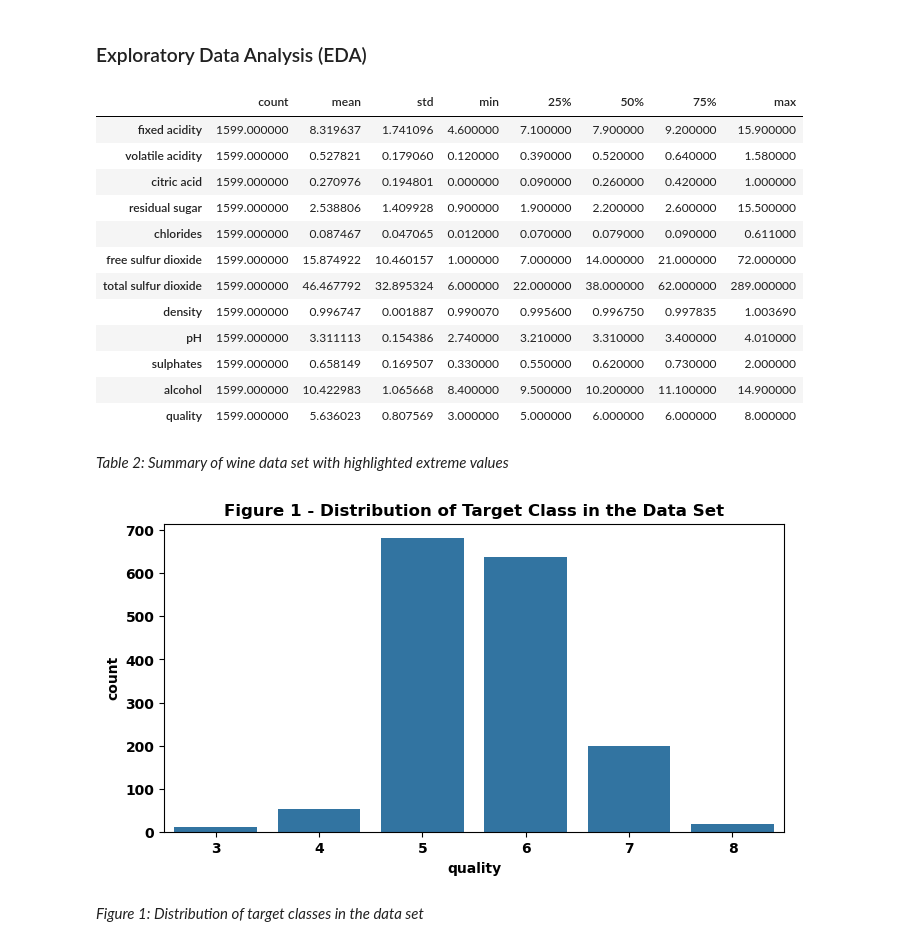
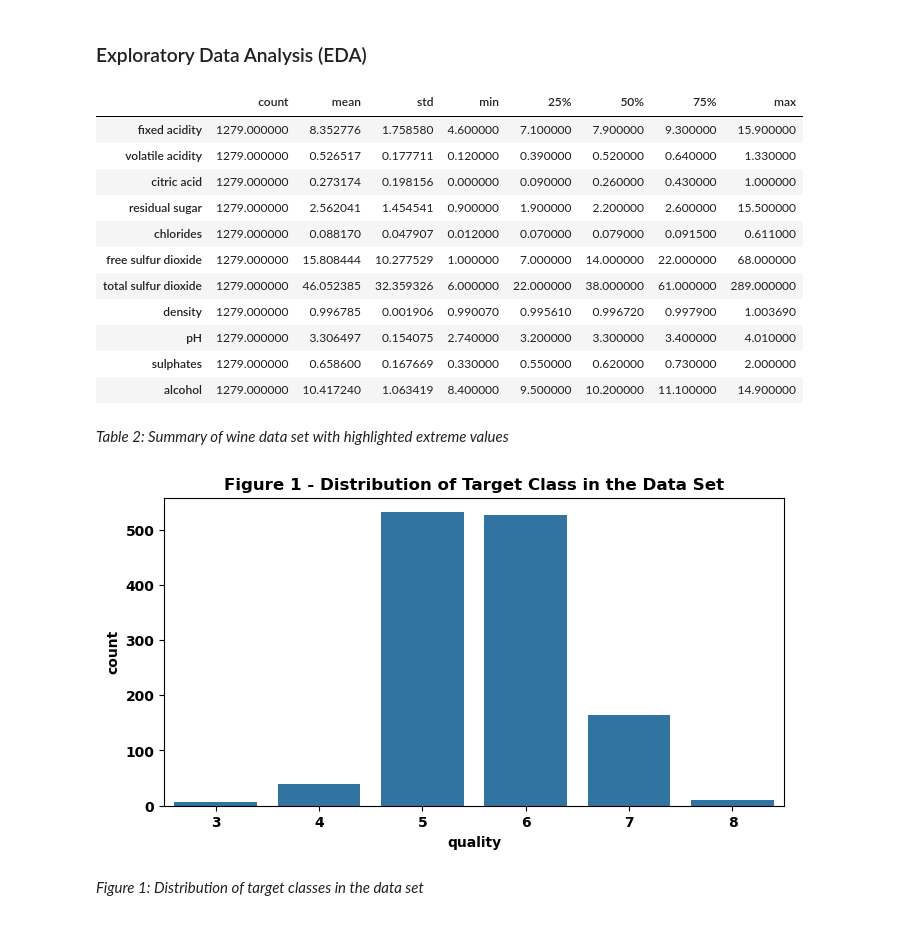
Before and after one commit to UBC-MDS/wine_quality_predictor_group1, a Jupyter notebook: notebooks/wine_predictor_analysis_report.ipynb, the cells around one changed output. Saved outputs shown, nothing was run; the diff lists cells and outputs as text; code cells hidden in the pictures.

```diff
--- a/notebooks/wine_predictor_analysis_report.ipynb
+++ b/notebooks/wine_predictor_analysis_report.ipynb
@@ -115,30 +124,29 @@ A thorough examination of the dataset revealed no missing values in any of the c
 # %% [markdown]
 ### Exploratory Data Analysis (EDA)
 # %%
-df.describe().T.style.background_gradient(cmap='Blues')
+X_train.describe().T.style.background_gradient(cmap='Blues')
 # %% [output]
 |  | count | mean | std | min | 25% | 50% | 75% | max |
-| fixed acidity | 1599.000000 | 8.319637 | 1.741096 | 4.600000 | 7.100000 | 7.900000 | 9.200000 | 15.900000 |
-| volatile acidity | 1599.000000 | 0.527821 | 0.179060 | 0.120000 | 0.390000 | 0.520000 | 0.640000 | 1.580000 |
-| citric acid | 1599.000000 | 0.270976 | 0.194801 | 0.000000 | 0.090000 | 0.260000 | 0.420000 | 1.000000 |
-| residual sugar | 1599.000000 | 2.538806 | 1.409928 | 0.900000 | 1.900000 | 2.200000 | 2.600000 | 15.500000 |
-| chlorides | 1599.000000 | 0.087467 | 0.047065 | 0.012000 | 0.070000 | 0.079000 | 0.090000 | 0.611000 |
-| free sulfur dioxide | 1599.000000 | 15.874922 | 10.460157 | 1.000000 | 7.000000 | 14.000000 | 21.000000 | 72.000000 |
-| total sulfur dioxide | 1599.000000 | 46.467792 | 32.895324 | 6.000000 | 22.000000 | 38.000000 | 62.000000 | 289.000000 |
-| density | 1599.000000 | 0.996747 | 0.001887 | 0.990070 | 0.995600 | 0.996750 | 0.997835 | 1.003690 |
-| pH | 1599.000000 | 3.311113 | 0.154386 | 2.740000 | 3.210000 | 3.310000 | 3.400000 | 4.010000 |
-| sulphates | 1599.000000 | 0.658149 | 0.169507 | 0.330000 | 0.550000 | 0.620000 | 0.730000 | 2.000000 |
-| alcohol | 1599.000000 | 10.422983 | 1.065668 | 8.400000 | 9.500000 | 10.200000 | 11.100000 | 14.900000 |
-| quality | 1599.000000 | 5.636023 | 0.807569 | 3.000000 | 5.000000 | 6.000000 | 6.000000 | 8.000000 |
+| fixed acidity | 1279.000000 | 8.352776 | 1.758580 | 4.600000 | 7.100000 | 7.900000 | 9.300000 | 15.900000 |
+| volatile acidity | 1279.000000 | 0.526517 | 0.177711 | 0.120000 | 0.390000 | 0.520000 | 0.640000 | 1.330000 |
+| citric acid | 1279.000000 | 0.273174 | 0.198156 | 0.000000 | 0.090000 | 0.260000 | 0.430000 | 1.000000 |
+| residual sugar | 1279.000000 | 2.562041 | 1.454541 | 0.900000 | 1.900000 | 2.200000 | 2.600000 | 15.500000 |
+| chlorides | 1279.000000 | 0.088170 | 0.047907 | 0.012000 | 0.070000 | 0.079000 | 0.091500 | 0.611000 |
+| free sulfur dioxide | 1279.000000 | 15.808444 | 10.277529 | 1.000000 | 7.000000 | 14.000000 | 22.000000 | 68.000000 |
+| total sulfur dioxide | 1279.000000 | 46.052385 | 32.359326 | 6.000000 | 22.000000 | 38.000000 | 61.000000 | 289.000000 |
+| density | 1279.000000 | 0.996785 | 0.001906 | 0.990070 | 0.995610 | 0.996720 | 0.997900 | 1.003690 |
+| pH | 1279.000000 | 3.306497 | 0.154075 | 2.740000 | 3.200000 | 3.300000 | 3.400000 | 4.010000 |
+| sulphates | 1279.000000 | 0.658600 | 0.167669 | 0.330000 | 0.550000 | 0.620000 | 0.730000 | 2.000000 |
+| alcohol | 1279.000000 | 10.417240 | 1.063419 | 8.400000 | 9.500000 | 10.200000 | 11.100000 | 14.900000 |
 # %% [markdown]
 _Table 2: Summary of wine data set with highlighted extreme values_
 # %%
 plt.figure(figsize=(8,4))
-sns.countplot(x='quality',data=df)
+sns.countplot(x=y_train)
 plt.title(f"Figure 1 - Distribution of Target Class in the Data Set")
 plt.show()
 # %% [output]
-[figure, old version]
+[figure, new version]
 # %% [markdown]
 _Figure 1: Distribution of target classes in the data set_
 # %% [markdown]
```
Also changed, not shown: parts of 11 cells of this notebook.
